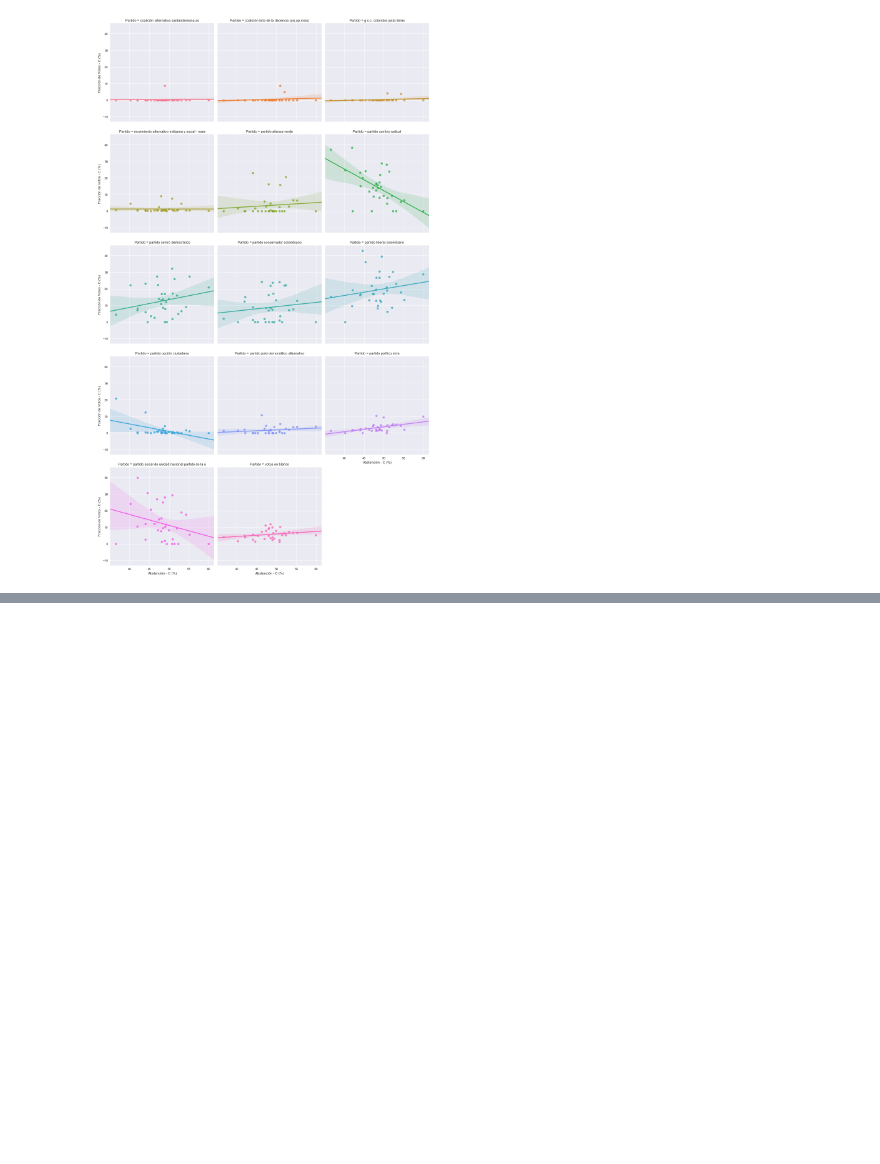
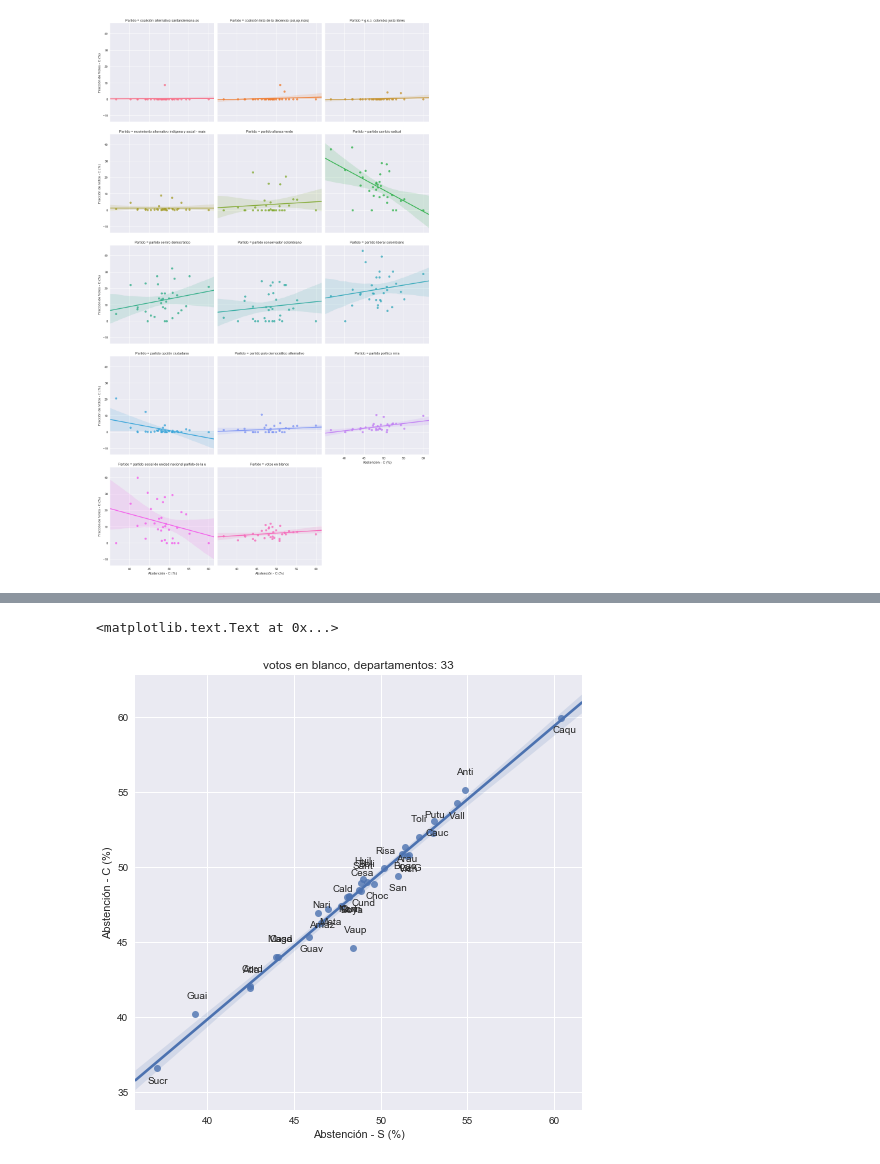
Before and after one commit to saint-germain/elecciones2018, a Jupyter notebook: abstencion.ipynb, the cells around one changed output, grey strips where cells are left out. Saved outputs shown, nothing was run; the diff lists cells and outputs as text; code cells hidden in the pictures; blank space fills up the shorter version.

```diff
--- a/abstencion.ipynb
+++ b/abstencion.ipynb
@@ -189,0 +230,12 @@ for k in np.unique(df2['Partido']):
+# %%
+rin=np.ones(33)
+rin[::2]=rin[::2]*-1
+# %%
+fig, ax = plt.subplots(figsize=(8,8))
+gg=sns.regplot(dfsel['Abstención - S (%)'],dfselc['Abstención - C (%)'])
+for i, txt, ix in zip(range(len(dfselc)),dfselc.Departamento,rin):
+    gg.text(dfsel['Abstención - S (%)'].iloc[i]-0.5,dfselc['Abstención - C (%)'].iloc[i]+ix*0-8,txt[0:4])
+ax.set_title(k+', departamentos: '+str(len(dfselc)))
+# %% [output]
+<matplotlib.text.Text at 0x...>
+[figure, added]
```
Also changed, not shown: parts of 17 cells of this notebook, 1 other file.
